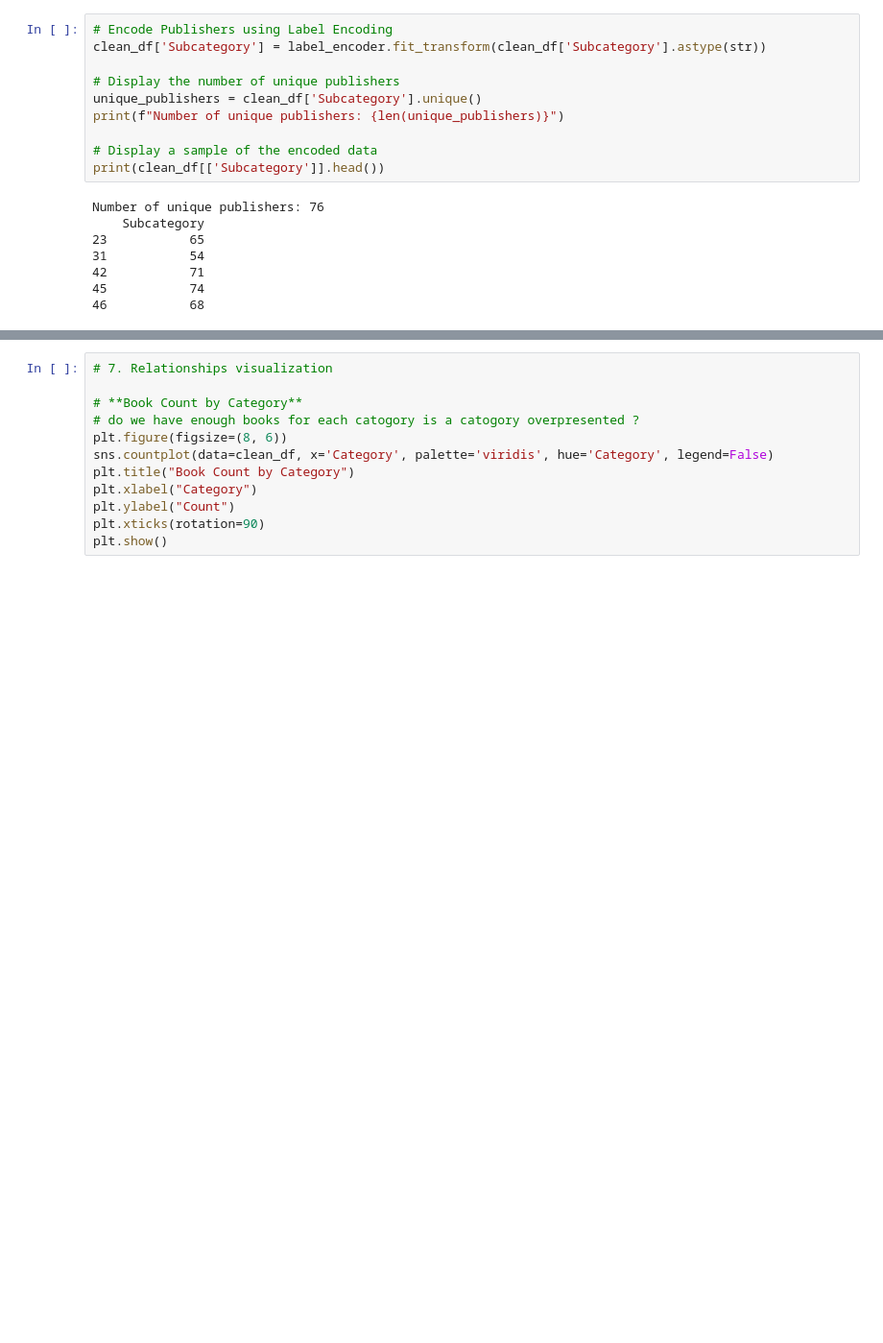
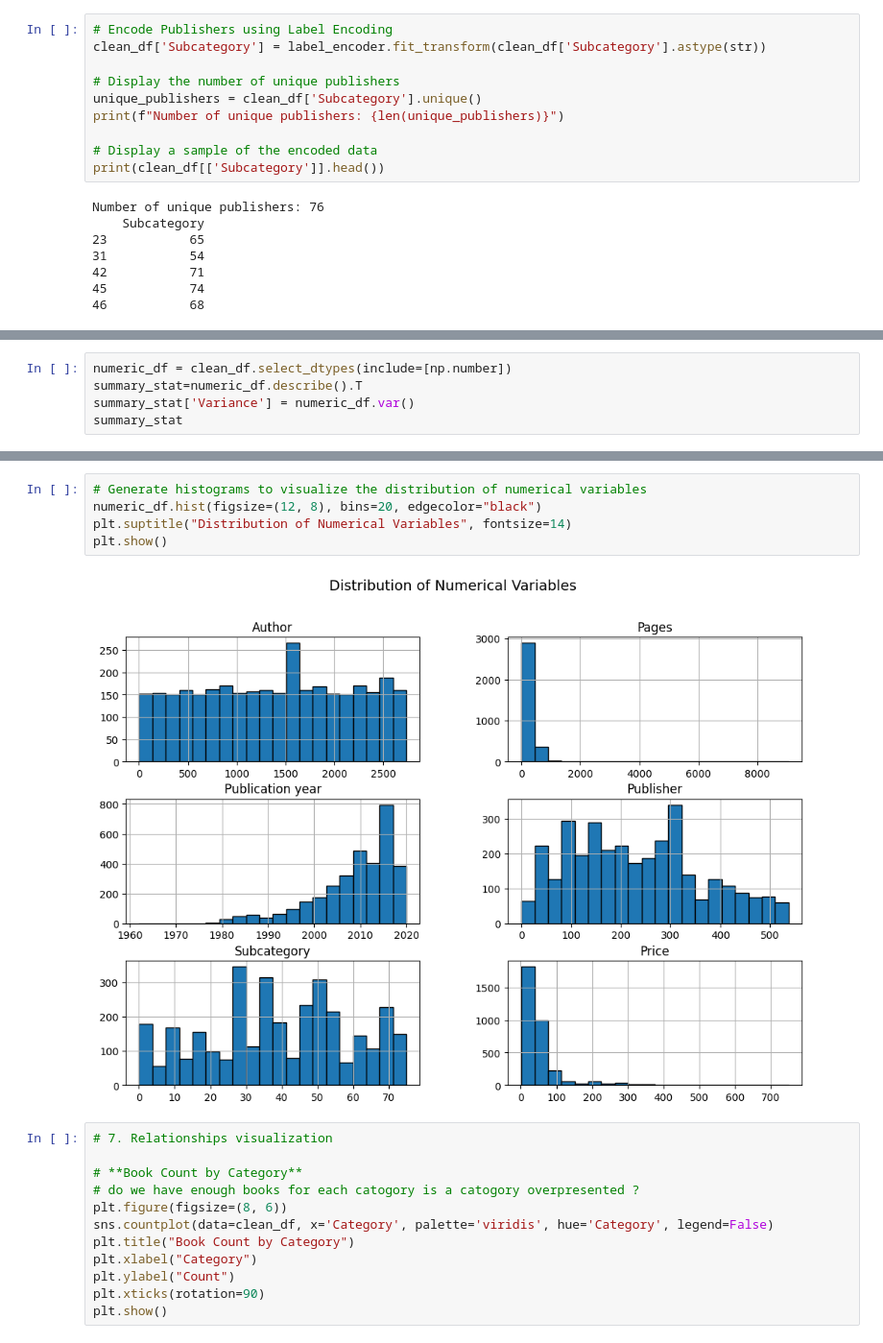
Before and after one commit to nouarif4/books, a Jupyter notebook: Book Recommendation System.ipynb, the cells around one changed output, grey strips where cells are left out. Shown: that part at 96% size. Cells and saved outputs as stored; diff of their text form; blank space fills up the shorter version.

```diff
--- a/Book Recommendation System.ipynb
+++ b/Book Recommendation System.ipynb
@@ -620,0 +607,5 @@ Sample of final data:
+# %%
+numeric_df = clean_df.select_dtypes(include=[np.number])
+summary_stat=numeric_df.describe().T
+summary_stat['Variance'] = numeric_df.var()
+summary_stat
@@ -621,3 +620,10 @@ Sample of final data:
+# %%
+# Generate histograms to visualize the distribution of numerical variables
+numeric_df.hist(figsize=(12, 8), bins=20, edgecolor="black")
+plt.suptitle("Distribution of Numerical Variables", fontsize=14)
+plt.show()
+# %% [output]
+[figure, added]
 # %%
 # 7. Relationships visualization
 
```
Also changed, not shown: parts of 13 cells of this notebook.
